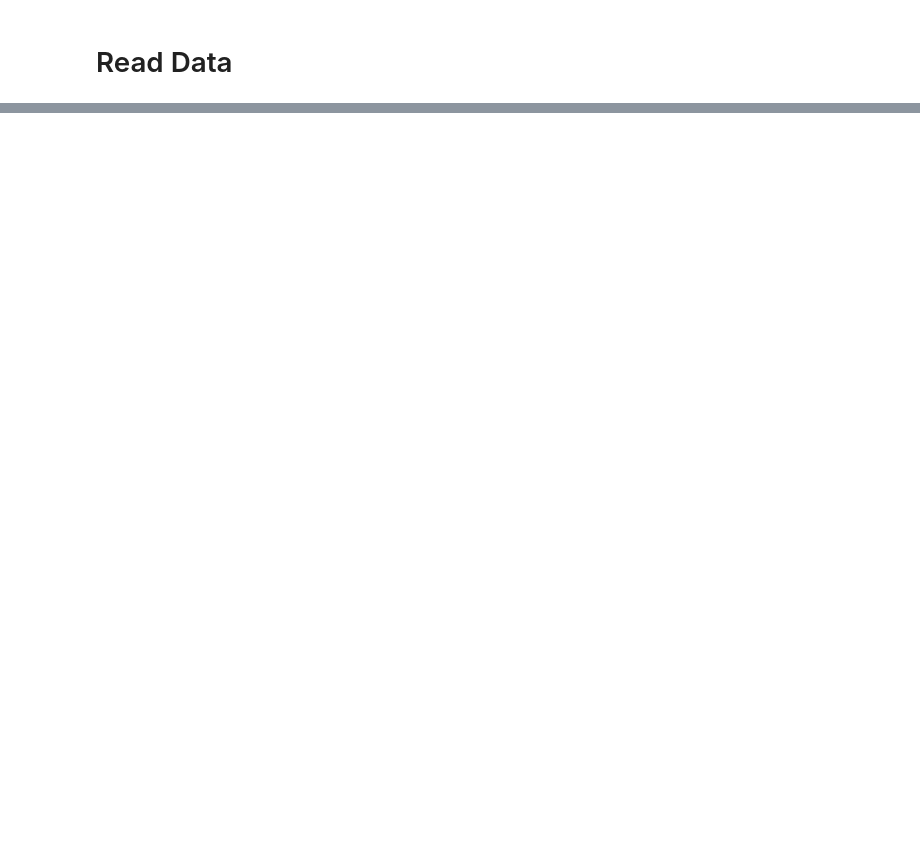
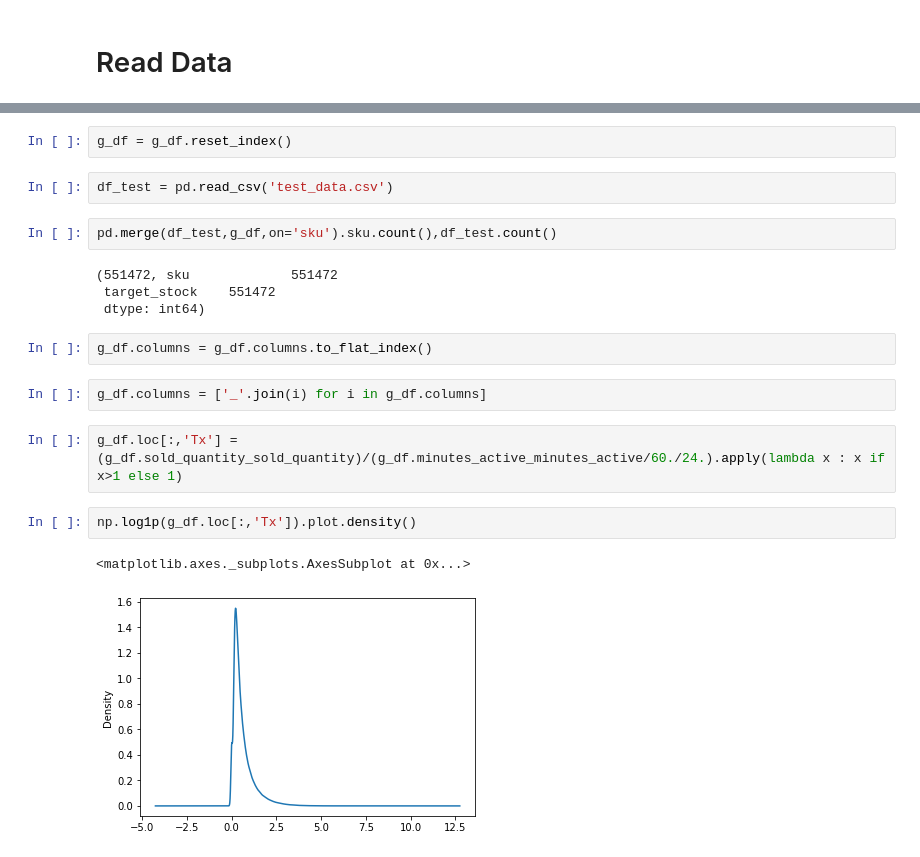
Before and after one commit to brunotagoncalves/MeLi_2021_demand_prediction, a Jupyter notebook: meli_EDA_1st_sub.ipynb, the cells around one changed output, grey strips where cells are left out. Saved outputs shown, nothing was run; the diff lists cells and outputs as text; blank space fills up the shorter version.

```diff
--- a/meli_EDA_1st_sub.ipynb
+++ b/meli_EDA_1st_sub.ipynb
@@ -27,0 +151,21 @@ sample_submission.c 100%[===================>]  18.86M  14.7MB/s    in 1.3s
+# %%
+g_df = g_df.reset_index()
+# %%
+df_test = pd.read_csv('test_data.csv')
+# %%
+pd.merge(df_test,g_df,on='sku').sku.count(),df_test.count()
+# %% [output]
+(551472, sku             551472
+ target_stock    551472
+ dtype: int64)
+# %%
+g_df.columns = g_df.columns.to_flat_index()
+# %%
+g_df.columns = ['_'.join(i) for i in g_df.columns]
+# %%
+g_df.loc[:,'Tx'] = (g_df.sold_quantity_sold_quantity)/(g_df.minutes_active_minutes_active/60./24.).apply(lambda x : x if x>1 else 1)
+# %%
+np.log1p(g_df.loc[:,'Tx']).plot.density()
+# %% [output]
+<matplotlib.axes._subplots.AxesSubplot at 0x...>
+[figure, added]
```
Also changed, not shown: parts of 26 cells of this notebook.
